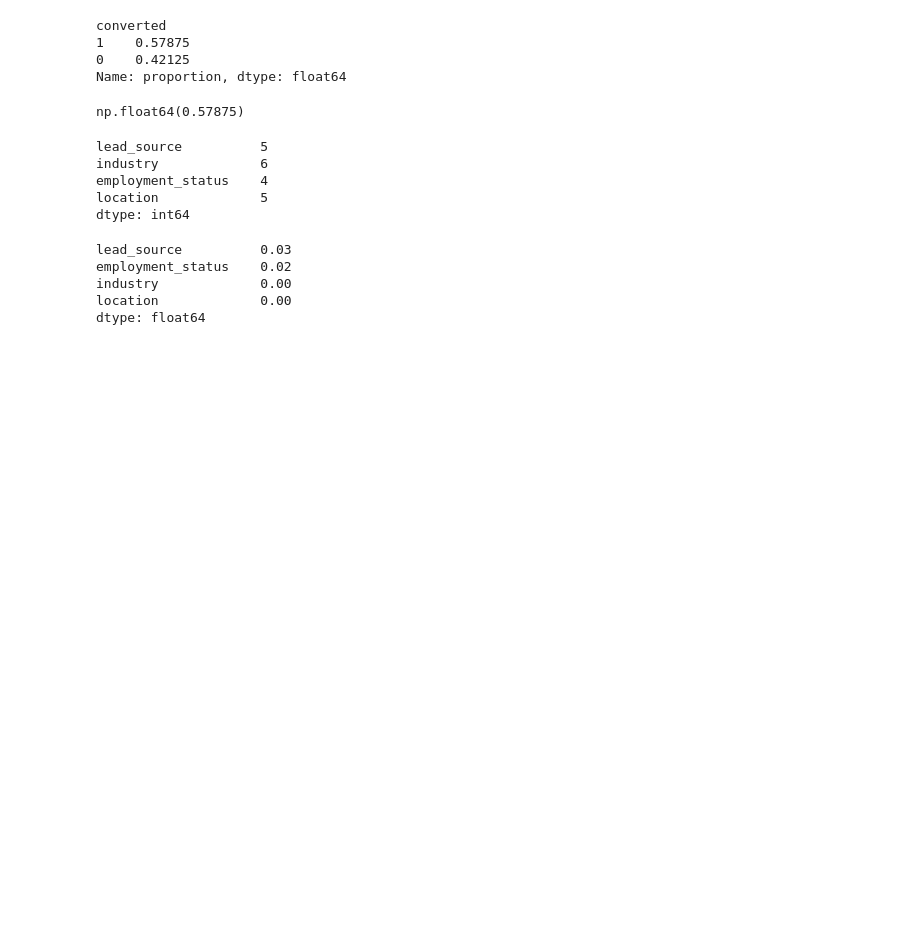
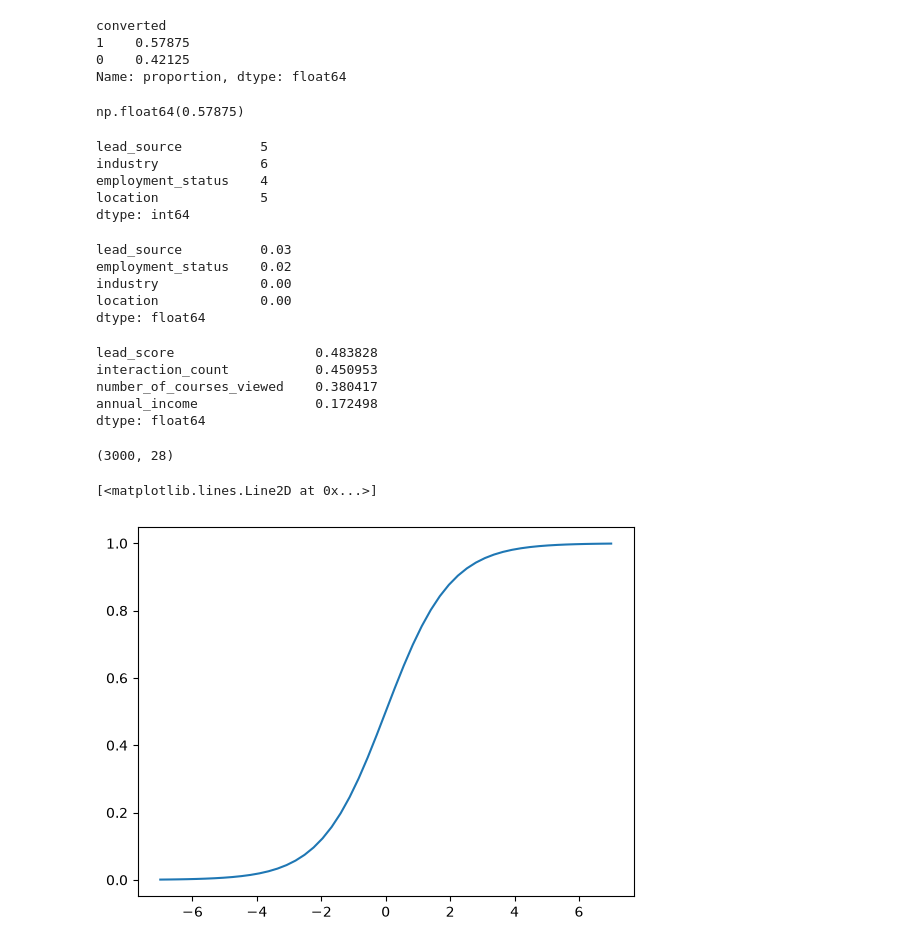
Before and after one commit to oscanx/Machine-Learning-zoomcamp-homework, a Jupyter notebook: Classification_Homework.ipynb, the cells around one changed output. Drawn from its saved outputs; the diff is of its cells as text; code cells hidden in the pictures; blank space fills up the shorter version.

```diff
--- a/Classification_Homework.ipynb
+++ b/Classification_Homework.ipynb
@@ -266,3 +266,41 @@ employment_status    0.02
 industry             0.00
 location             0.00
 dtype: float64
+# %%
+# getting a correlation coefficient on numerical features with target
+df_full_train[numerical].corrwith(df_full_train.converted).abs().sort_values(ascending=False)
+# %% [output]
+lead_score                  0.483828
+interaction_count           0.450953
+number_of_courses_viewed    0.380417
+annual_income               0.172498
+dtype: float64
+# %%
+df[categorical].dropna()
+# Encoding the categorical data using Vectorizer
+dicts = df[categorical +numerical].to_dict(orient = 'records')# converting the dataframe to dictionary for one hot encoding
+from sklearn.feature_extraction import DictVectorizer # importing Vectorizer
+dv = DictVectorizer(sparse = False) # for one hot encoding
+train_dict = df_train[categorical + numerical].to_dict(orient = 'records')# converting the dataframe of the training set to dictionary list
+X_train = dv.fit_transform(train_dict)# fit learns the list of ategorical while transform converts to matrix
+dv.get_feature_names_out() # this checks what columns the vectorizer creats
+print(X_train.shape) # shape of X_train (no of rows, no of col) post encoding
+
+#Encoding the Validation set
+# in training set we use fit_transform while in validation set we use only transform
+val_dict = df[categorical + numerical].to_dict(orient = "records")
+X_val = dv.transform(val_dict) # transforming the validation dict list
+# %% [output]
+(3000, 28)
+# %%
+#Logistic Regression
+def sigmoid(z):
+    return (1/(1 + np.exp(-z)))
+
+# to implement Logistic regression
+z = np.linspace(-7,7,51)
+z
+plt.plot(z, sigmoid(z))
+# %% [output]
+[<matplotlib.lines.Line2D at 0x...>]
+[figure, added]
```
Also changed, not shown: parts of 7 cells of this notebook.
